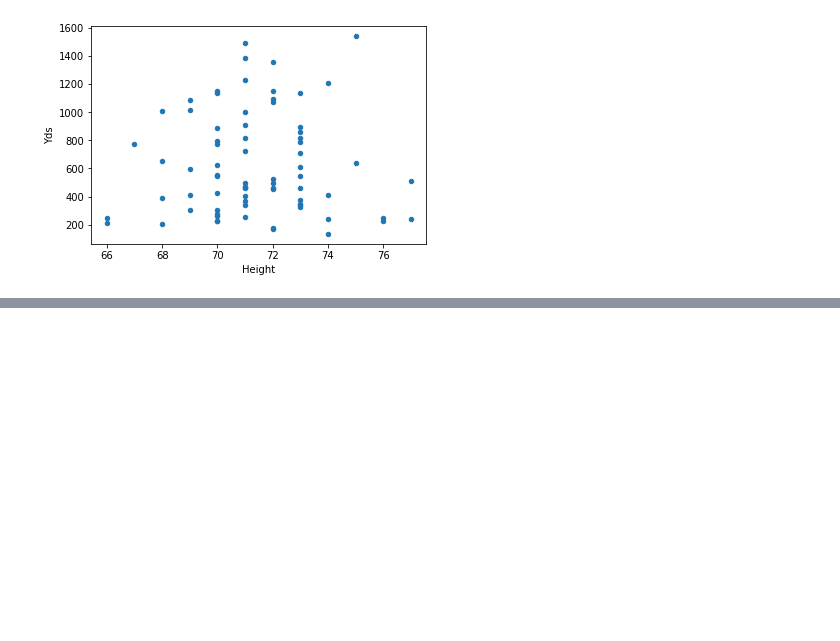
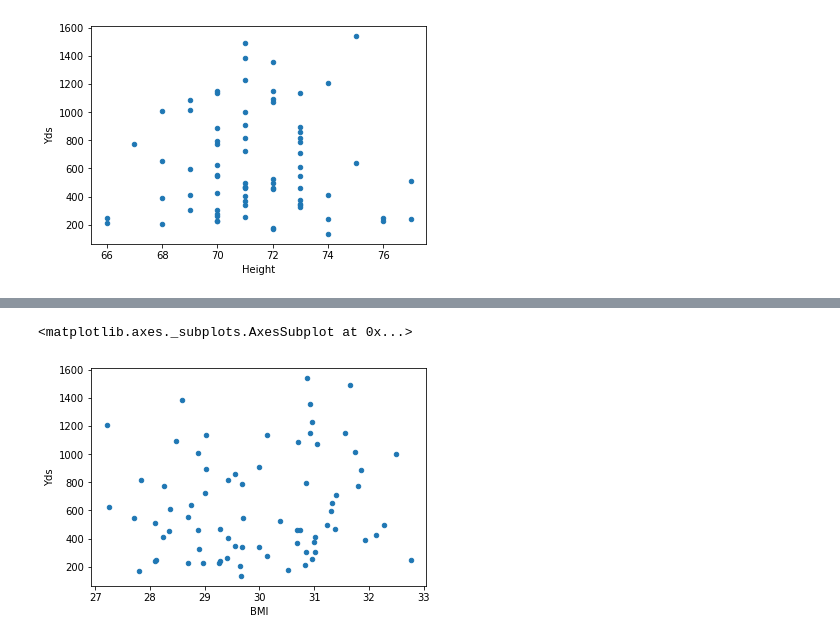
Before and after one commit to shaikh23/Nfl-Analysis, a Jupyter notebook: Rushing.ipynb, the cells around one changed output, grey strips where cells are left out. Drawn from its saved outputs; the diff is of its cells as text; code cells hidden in the pictures; blank space fills up the shorter version.

```diff
--- a/Rushing.ipynb
+++ b/Rushing.ipynb
@@ -117,0 +128,5 @@ rush2019.plot.scatter('Height', 'Yds')
+# %%
+rush2019.plot.scatter('BMI', 'Yds')
+# %% [output]
+<matplotlib.axes._subplots.AxesSubplot at 0x...>
+[figure, added]
```
Also changed, not shown: parts of 5 cells of this notebook.
